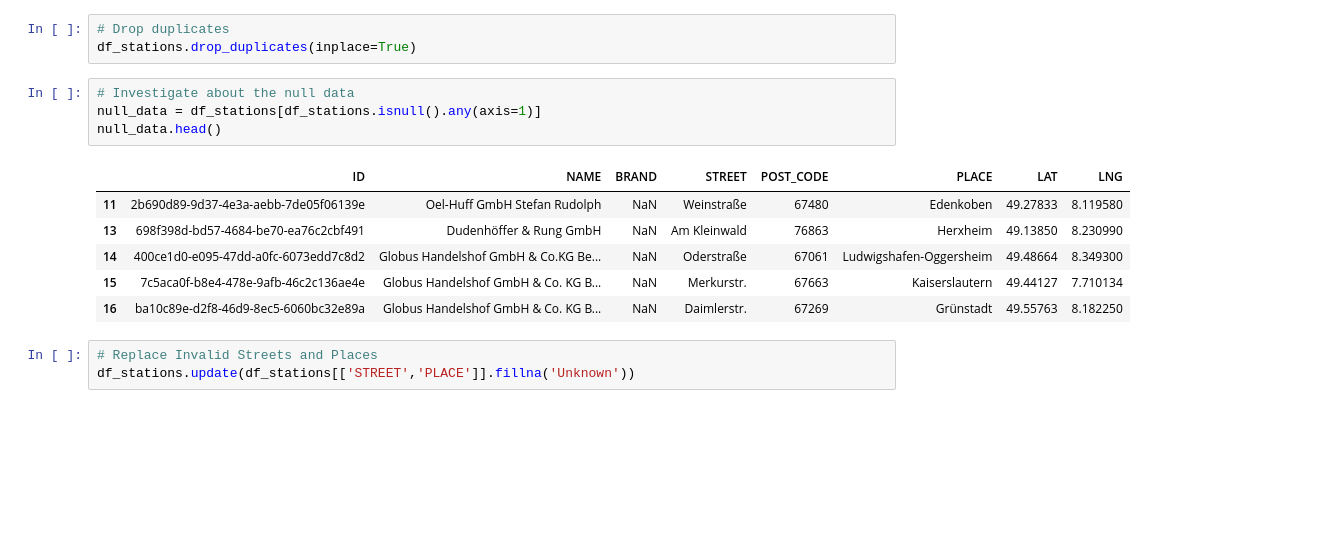
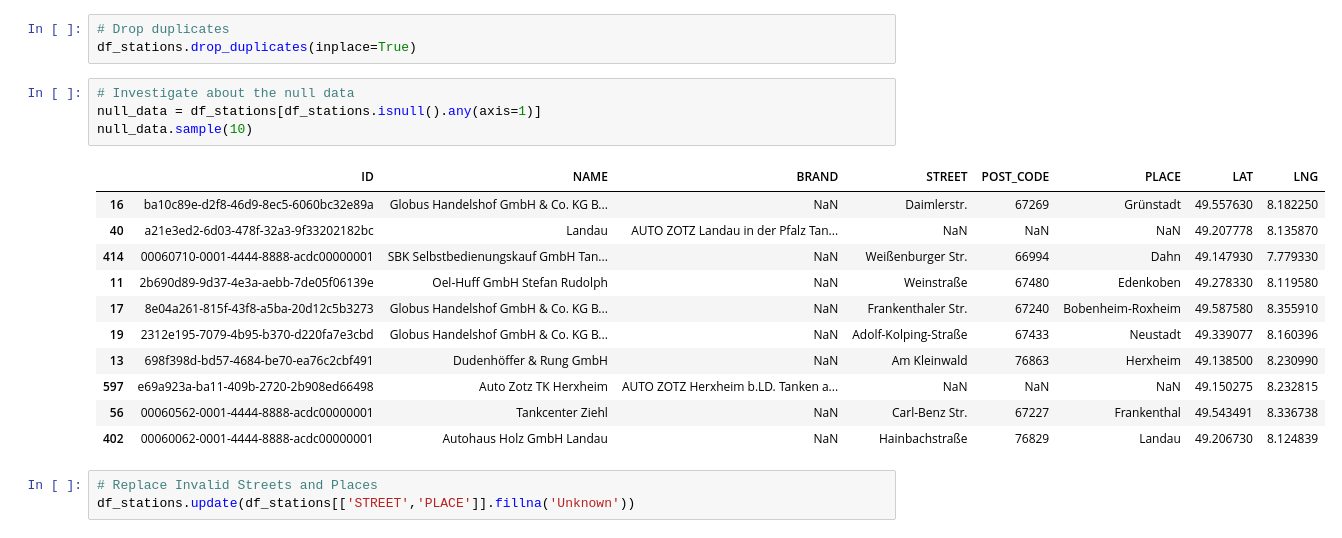
Before and after one commit to ds2019tukl/DS-2019-narayana-manjunath-reddy, a Jupyter notebook: Exercise 1.ipynb, the cells around one changed output. Drawn from its saved outputs; the diff is of its cells as text; blank space fills up the shorter version.

```diff
--- a/Exercise 1.ipynb
+++ b/Exercise 1.ipynb
@@ -51,14 +46,19 @@ df_stations.drop_duplicates(inplace=True)
 # %%
 # Investigate about the null data
 null_data = df_stations[df_stations.isnull().any(axis=1)]
-null_data.head()
+null_data.sample(10)
 # %% [output]
 |  | ID | NAME | BRAND | STREET | POST_CODE | PLACE | LAT | LNG |
-| 11 | 2b690d89-9d37-4e3a-aebb-7de05f06139e | Oel-Huff GmbH Stefan Rudolph | NaN | Weinstraße | 67480 | Edenkoben | 49.27833 | 8.119580 |
-| 13 | 698f398d-bd57-4684-be70-ea76c2cbf491 | Dudenhöffer & Rung GmbH | NaN | Am Kleinwald | 76863 | Herxheim | 49.13850 | 8.230990 |
-| 14 | 400ce1d0-e095-47dd-a0fc-6073edd7c8d2 | Globus Handelshof GmbH & Co.KG Be... | NaN | Oderstraße | 67061 | Ludwigshafen-Oggersheim | 49.48664 | 8.349300 |
-| 15 | 7c5aca0f-b8e4-478e-9afb-46c2c136ae4e | Globus Handelshof GmbH & Co. KG B... | NaN | Merkurstr. | 67663 | Kaiserslautern | 49.44127 | 7.710134 |
-| 16 | ba10c89e-d2f8-46d9-8ec5-6060bc32e89a | Globus Handelshof GmbH & Co. KG B... | NaN | Daimlerstr. | 67269 | Grünstadt | 49.55763 | 8.182250 |
+| 16 | ba10c89e-d2f8-46d9-8ec5-6060bc32e89a | Globus Handelshof GmbH & Co. KG B... | NaN | Daimlerstr. | 67269 | Grünstadt | 49.557630 | 8.182250 |
+| 40 | a21e3ed2-6d03-478f-32a3-9f33202182bc | Landau | AUTO ZOTZ Landau in der Pfalz Tan... | NaN | NaN | NaN | 49.207778 | 8.135870 |
+| 414 | 00060710-0001-4444-8888-acdc00000001 | SBK Selbstbedienungskauf GmbH Tan... | NaN | Weißenburger Str. | 66994 | Dahn | 49.147930 | 7.779330 |
+| 11 | 2b690d89-9d37-4e3a-aebb-7de05f06139e | Oel-Huff GmbH Stefan Rudolph | NaN | Weinstraße | 67480 | Edenkoben | 49.278330 | 8.119580 |
+| 17 | 8e04a261-815f-43f8-a5ba-20d12c5b3273 | Globus Handelshof GmbH & Co. KG B... | NaN | Frankenthaler Str. | 67240 | Bobenheim-Roxheim | 49.587580 | 8.355910 |
+| 19 | 2312e195-7079-4b95-b370-d220fa7e3cbd | Globus Handelshof GmbH & Co. KG B... | NaN | Adolf-Kolping-Straße | 67433 | Neustadt | 49.339077 | 8.160396 |
+| 13 | 698f398d-bd57-4684-be70-ea76c2cbf491 | Dudenhöffer & Rung GmbH | NaN | Am Kleinwald | 76863 | Herxheim | 49.138500 | 8.230990 |
+| 597 | e69a923a-ba11-409b-2720-2b908ed66498 | Auto Zotz TK Herxheim | AUTO ZOTZ Herxheim b.LD. Tanken a... | NaN | NaN | NaN | 49.150275 | 8.232815 |
+| 56 | 00060562-0001-4444-8888-acdc00000001 | Tankcenter Ziehl | NaN | Carl-Benz Str. | 67227 | Frankenthal | 49.543491 | 8.336738 |
+| 402 | 00060062-0001-4444-8888-acdc00000001 | Autohaus Holz GmbH Landau | NaN | Hainbachstraße | 76829 | Landau | 49.206730 | 8.124839 |
 # %%
 # Replace Invalid Streets and Places
 df_stations.update(df_stations[['STREET','PLACE']].fillna('Unknown'))
```
Also changed, not shown: parts of 11 cells of this notebook, 1 other file.
